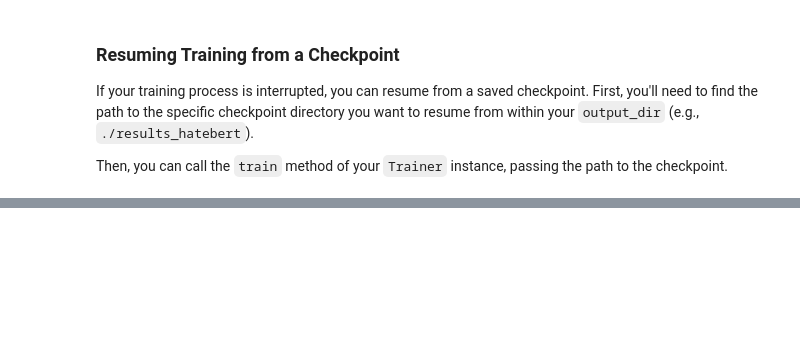
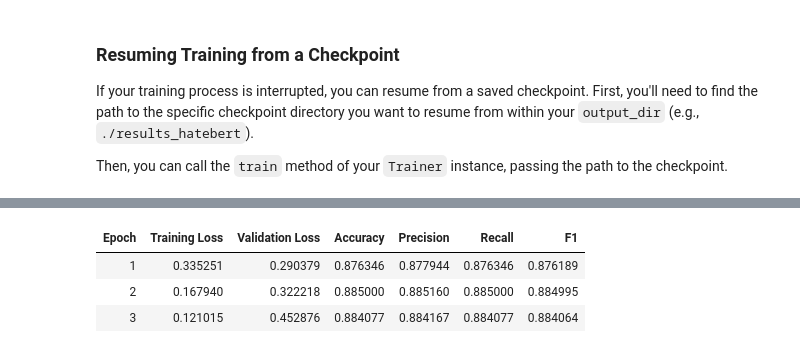
Before and after one commit to jasminedavina/anti-cyberbullying-chrome-extension, a Jupyter notebook: personC/notebooks/cyberbullying_detection_BERT.ipynb, the cells around one changed output, grey strips where cells are left out. Cells and saved outputs as stored; diff of their text form; code cells hidden in the pictures; blank space fills up the shorter version.

```diff
--- a/personC/notebooks/cyberbullying_detection_BERT.ipynb
+++ b/personC/notebooks/cyberbullying_detection_BERT.ipynb
@@ -567,0 +1164,83 @@ tokenizer_hatebert.save_pretrained("saved_model")
+# %%
+from torch.nn import CrossEntropyLoss
+
+class WeightedLossTrainer(Trainer):
+    def __init__(self, *args, class_weights=None, **kwargs):
+        super().__init__(*args, **kwargs)
+        self.class_weights = class_weights.to(self.args.device) if class_weights is not None else None
+
+    def compute_loss(self, model, inputs, return_outputs=False, num_items_in_batch=0):
+        labels = inputs.pop("labels")
+        outputs = model(**inputs)
+        logits = outputs.get("logits")
+
+        if self.class_weights is not None:
+            loss_fct = CrossEntropyLoss(weight=self.class_weights)
+        else:
+            loss_fct = CrossEntropyLoss()
+
+        loss = loss_fct(logits.view(-1, self.model.config.num_labels), labels.view(-1))
+        return (loss, outputs) if return_outputs else loss
+# %%
+import os
+
+# Ensure labels and num_labels are defined for this cell's scope
+labels = ['not hate speech', 'hate speech'] # Re-defining for robustness
+num_labels = len(labels) # Re-defining for robustness
+
+print("\nTraining HateBERT model on the combined dataset with class weights...")
+
+# Re-use best hyperparameters from previous search as a starting point
+best_hyperparameters_combined = {
+    'learning_rate': 1.826666421317452e-05,
+    'num_train_epochs': 3, # Adjusted for new larger dataset, may need further tuning
+    'per_device_train_batch_size': 16
+}
+
+# Configure training arguments for the combined dataset
+training_args_combined_hatebert = TrainingArguments(
+    output_dir="./results_combined_hatebert_weighted", # Changed output_dir to reflect weighting
+    learning_rate=best_hyperparameters_combined['learning_rate'],
+    per_device_train_batch_size=best_hyperparameters_combined['per_device_train_batch_size'],
+    per_device_eval_batch_size=16,
+    num_train_epochs=best_hyperparameters_combined['num_train_epochs'],
+    weight_decay=0.01,
+    logging_dir='./logs_combined_hatebert_weighted', # Changed logging_dir
+    logging_steps=10,
+    eval_strategy='epoch',
+    save_strategy='epoch',
+    save_total_limit=2,
+    load_best_model_at_end=True,
+    metric_for_best_model='f1',
+    report_to="none"
+)
+
+# Load a fresh HateBERT model for sequence classification
+model_combined_hatebert = AutoModelForSequenceClassification.from_pretrained(MODEL_NAME_HATEBERT, num_labels=num_labels)
+
+# Initialize WeightedLossTrainer for the combined dataset with class weights
+trainer_combined_hatebert_weighted = WeightedLossTrainer(
+    model=model_combined_hatebert,
+    args=training_args_combined_hatebert,
+    train_dataset=combined_train_dataset,
+    eval_dataset=combined_eval_dataset,
+    compute_metrics=compute_metrics,
+    class_weights=class_weights_tensor_combined # Pass the calculated class weights
+)
+
+# Train the HateBERT model on the combined dataset
+# Check if there's an existing checkpoint to resume from
+checkpoint_dir = training_args_combined_hatebert.output_dir
+if os.path.exists(checkpoint_dir) and len(os.listdir(checkpoint_dir)) > 0:
+    print(f"Resuming training from the latest checkpoint in: {checkpoint_dir}")
+    trainer_combined_hatebert_weighted.train(resume_from_checkpoint=True)
+else:
+    print("No existing checkpoint found. Starting training from scratch.")
+    trainer_combined_hatebert_weighted.train()
+
+# Evaluate the HateBERT model on the combined evaluation set
+print("\nEvaluating HateBERT on the combined evaluation set with class weights:")
+predictions_combined_hatebert_weighted = trainer_combined_hatebert_weighted.predict(combined_eval_dataset)
+metrics_combined_hatebert_weighted = compute_metrics(predictions_combined_hatebert_weighted)
+print(f"HateBERT Test Metrics (Combined Dataset with Class Weights): {metrics_combined_hatebert_weighted}")
+# %% [output]
@@ -567,0 +1265,4 @@ tokenizer_hatebert.save_pretrained("saved_model")
+| Epoch | Training Loss | Validation Loss | Accuracy | Precision | Recall | F1 |
+| 1 | 0.335251 | 0.290379 | 0.876346 | 0.877944 | 0.876346 | 0.876189 |
+| 2 | 0.167940 | 0.322218 | 0.885000 | 0.885160 | 0.885000 | 0.884995 |
+| 3 | 0.121015 | 0.452876 | 0.884077 | 0.884167 | 0.884077 | 0.884064 |
```
Also changed, not shown: parts of 46 cells of this notebook.
